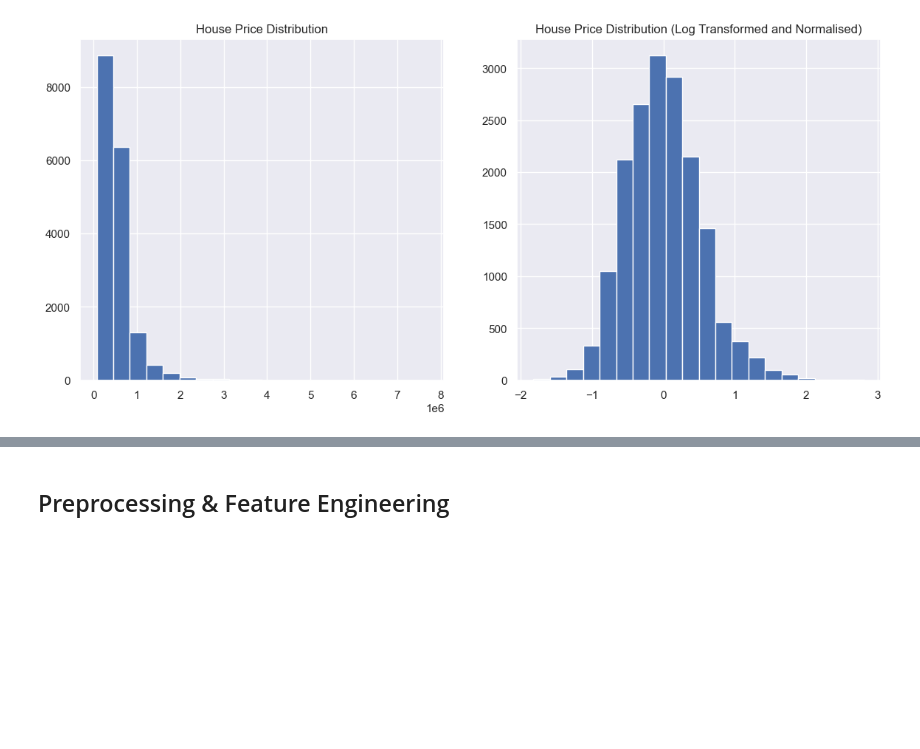
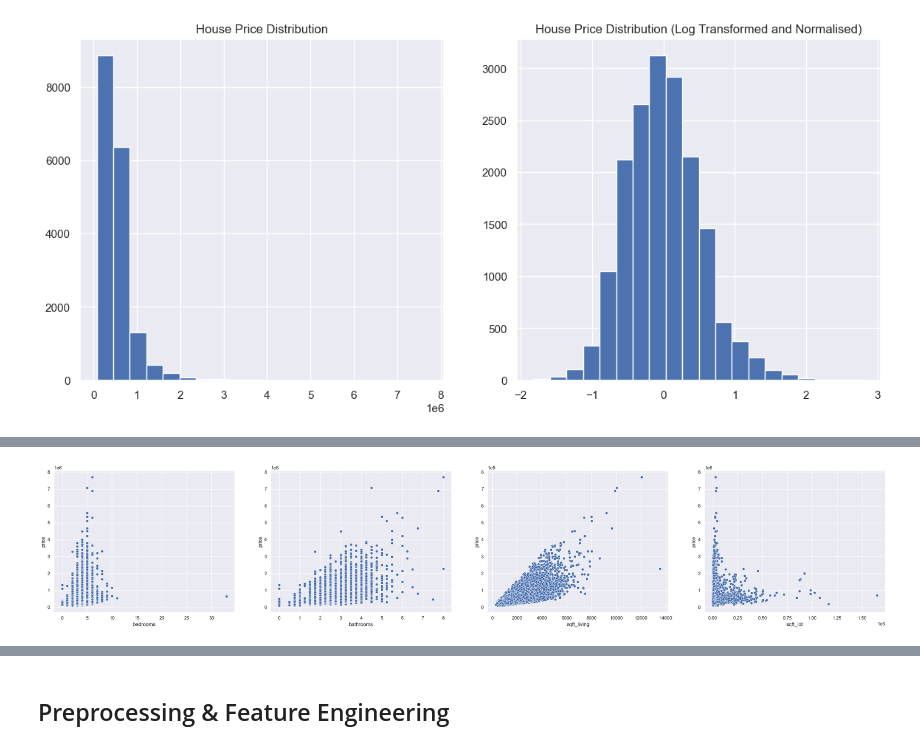
Before and after one commit to Louis-Bad/MSc_Concepts_of_AI, a Jupyter notebook: notebooks/Regression Analysis.ipynb, the cells around one changed output, grey strips where cells are left out. Drawn from its saved outputs; the diff is of its cells as text; code cells hidden in the pictures; blank space fills up the shorter version.

```diff
--- a/notebooks/Regression Analysis.ipynb
+++ b/notebooks/Regression Analysis.ipynb
@@ -233,0 +238,21 @@ plt.show();
+# %%
+# Graphical investigation of linear relationships (if any) between target variable and other independent variable
+
+def four_scatterplots(data, col_range):
+    '''
+    Plot a range of 4 columns in the dataset, against the price targer variable side by side.
+    Takes in a dataframe and a list of 2 intergers specifying the range of four columns to be plotted.
+    Outputs a subplot of 1x4 scatterplots.
+    '''
+
+    fig, axs = plt.subplots(1, 4, figsize=(35,6))
+
+    for i, col in enumerate(data.columns[col_range[0]:col_range[1]]):
+        sns.scatterplot(data=data, x=col, y='price', ax=axs[i])
+
+    plt.show()
+# %%
+# Scatter plots of bedrooms, bathrooms, sqft_living and sqft_lot against price
+four_scatterplots(data=data, col_range=[1, 5])
+# %% [output]
+[figure, added]
```
Also changed, not shown: parts of 7 cells of this notebook.
